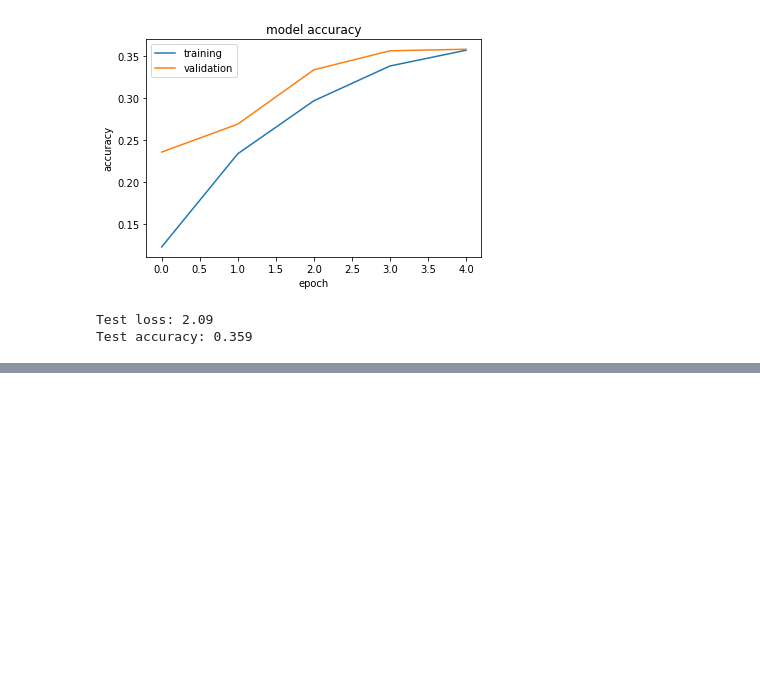
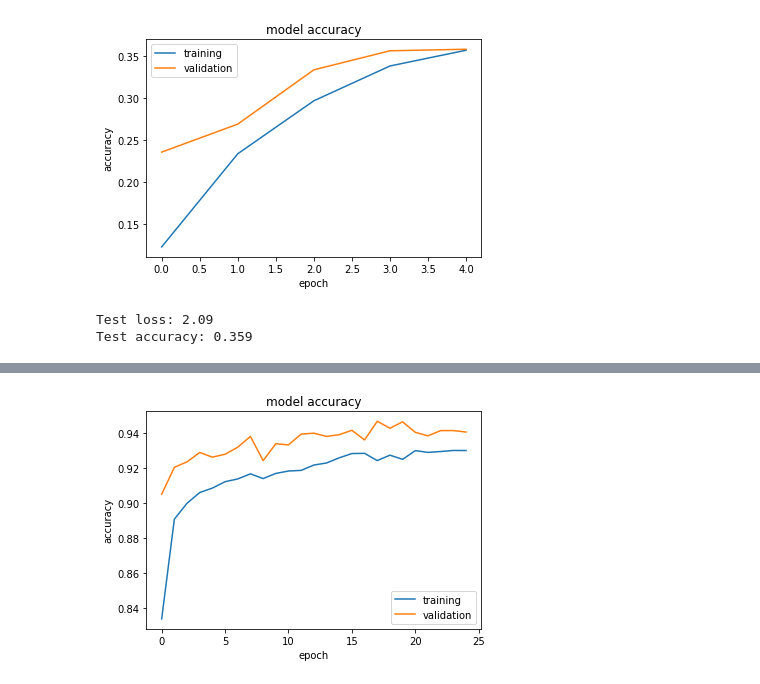
Before and after one commit to stmarple/MachineLearningWithTensorFlow, a Jupyter notebook: FFNN_MNST.ipynb, the cells around one changed output, grey strips where cells are left out. Cells and saved outputs as stored; diff of their text form; code cells hidden in the pictures; blank space fills up the shorter version.

```diff
--- a/FFNN_MNST.ipynb
+++ b/FFNN_MNST.ipynb
@@ -505,0 +604,5 @@ As you can see, the current model is using:
+# %%
+mod = create_depth([32])
+eval(mod, 16, 25)
+# %% [output]
+[figure, added]
```
Also changed, not shown: parts of 10 cells of this notebook.
